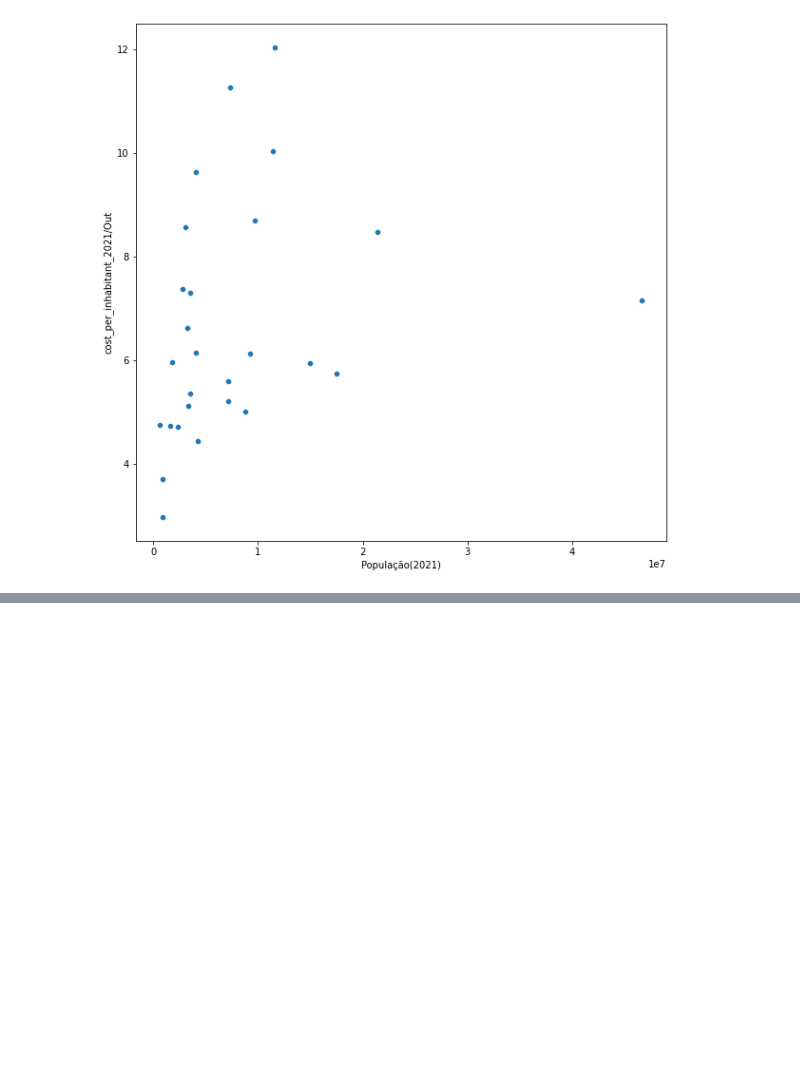
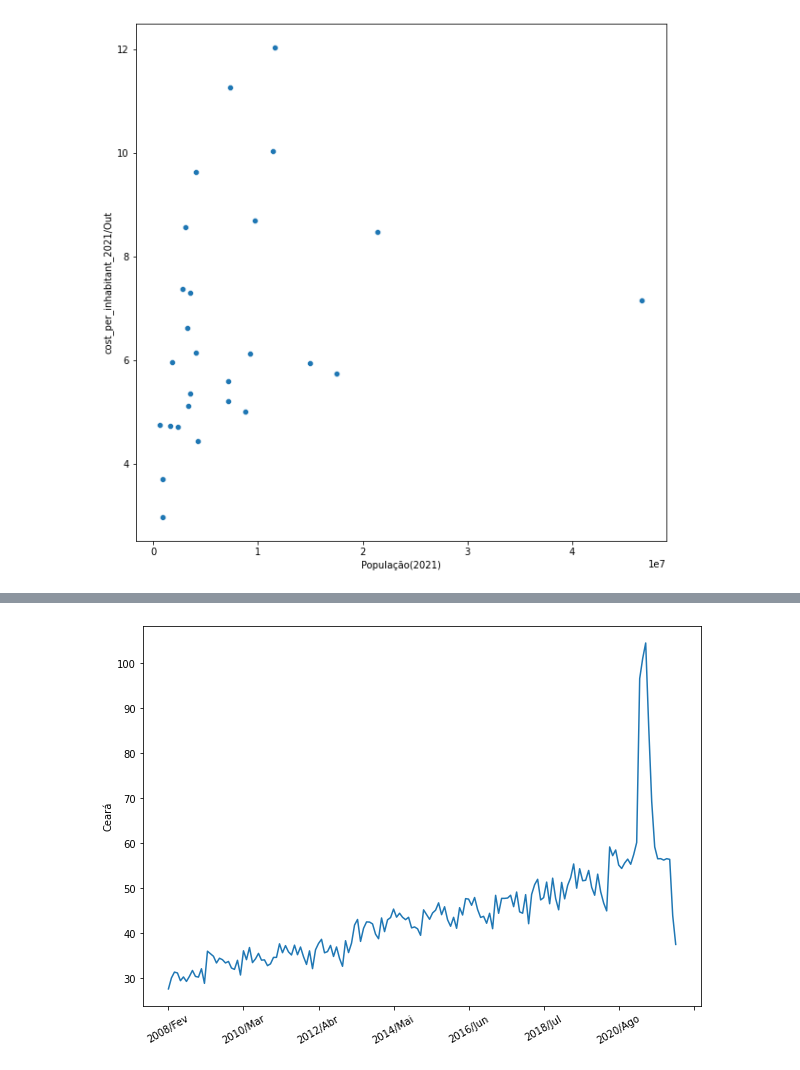
Before and after one commit to paulo-lins/EDA_datasus, a Jupyter notebook: EDA_tabnet.ipynb, the cells around one changed output, grey strips where cells are left out. Cells and saved outputs as stored; diff of their text form; code cells hidden in the pictures; blank space fills up the shorter version.

```diff
--- a/EDA_tabnet.ipynb
+++ b/EDA_tabnet.ipynb
@@ -1113,0 +1156,9 @@ sns.scatterplot(data=spending_and_recent_population, x='População(2021)', y='c
+# %%
+# We can make those text at the x axis more legible using 'ax.xaxis.set_major_locator(ticker.AutoLocator())'
+
+plt.figure(figsize=(10,7))
+ax = sns.lineplot(data=monthly, x=monthly.index, y='Ceará')
+plt.xticks(rotation=30) #this will rotate the texts to 30 degrees
+ax.xaxis.set_major_locator(ticker.AutoLocator());
+# %% [output]
+[figure, added]
```
Also changed, not shown: parts of 18 cells of this notebook.
